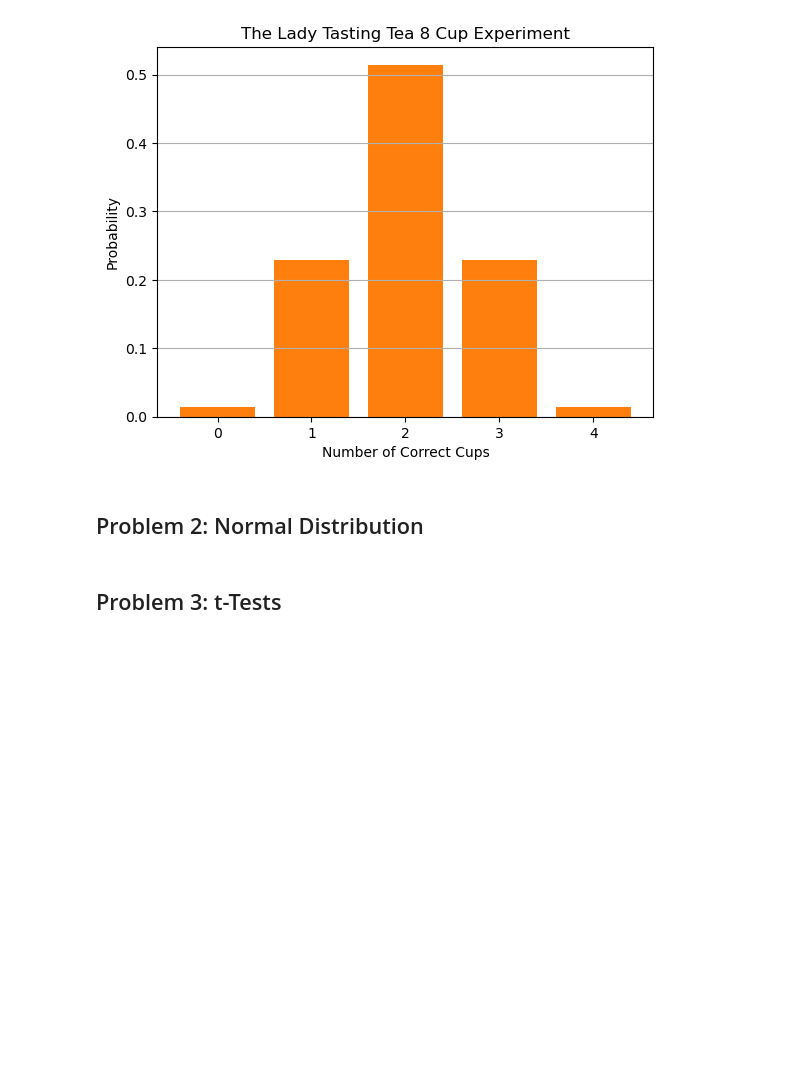
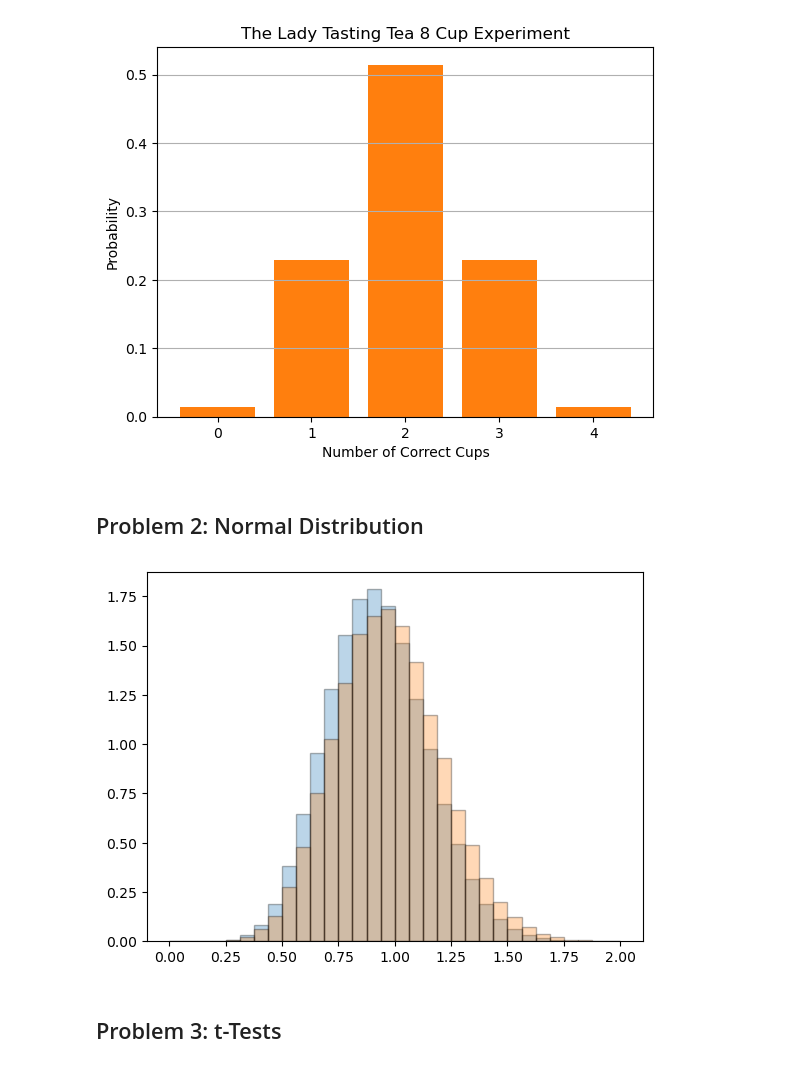
Before and after one commit to eoghanpw/applied-statistics, a Jupyter notebook: problems.ipynb, the cells around one changed output. Drawn from its saved outputs; the diff is of its cells as text; code cells hidden in the pictures; blank space fills up the shorter version.

Commit message:
normal distribution

```diff
--- a/problems.ipynb
+++ b/problems.ipynb
@@ -196,6 +196,35 @@ Probability of choosing 4 cups correctly: 1/70 (0.0143)
 [figure]
 # %% [markdown]
 ## Problem 2: Normal Distribution
+# %%
+# Generate samples from the standard normal distibution.
+# https://numpy.org/doc/stable/reference/random/generated/numpy.random.normal.html
+
+samples = 100000
+size = 10
+
+data = np.random.normal(size=(samples, size))
+# %%
+# Calculate the population standard deviation (ddof=0).
+# https://numpy.org/doc/stable/reference/generated/numpy.std.html
+# https://www.khanacademy.org/math/statistics-probability/summarizing-quantitative-data/variance-standard-deviation-sample/a/population-and-sample-standard-deviation-review
+
+population_std = np.std(data, axis=1, ddof=0)
+
+# Calculate the sample standard deviation (ddof=1).
+sample_std = np.std(data, axis=1, ddof=1)
+# %%
+# Plot the histograms.
+# https://matplotlib.org/stable/api/_as_gen/matplotlib.pyplot.hist.html
+
+fig, ax = plt.subplots()
+
+ax.hist(population_std, color='tab:blue',edgecolor='black', alpha=0.3, density=True, bins=np.linspace(0.0, 2.0, 33))
+ax.hist(sample_std, color='tab:orange',edgecolor='black', alpha=0.3, density=True, bins=np.linspace(0.0, 2.0, 33))
+
+plt.show()
+# %% [output]
+[figure, added]
 # %% [markdown]
 ## Problem 3: t-Tests
 # %% [markdown]
```
Also changed, not shown: parts of 1 cell of this notebook.
